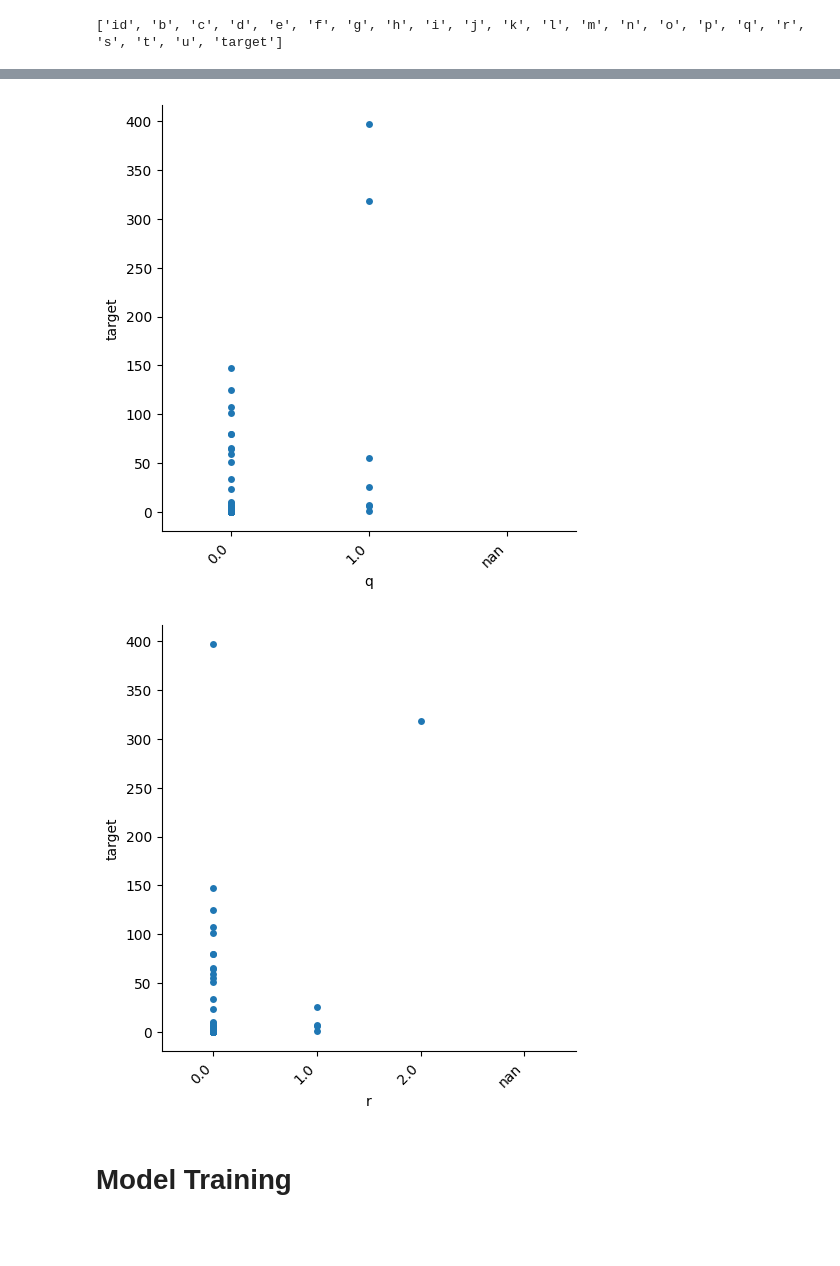
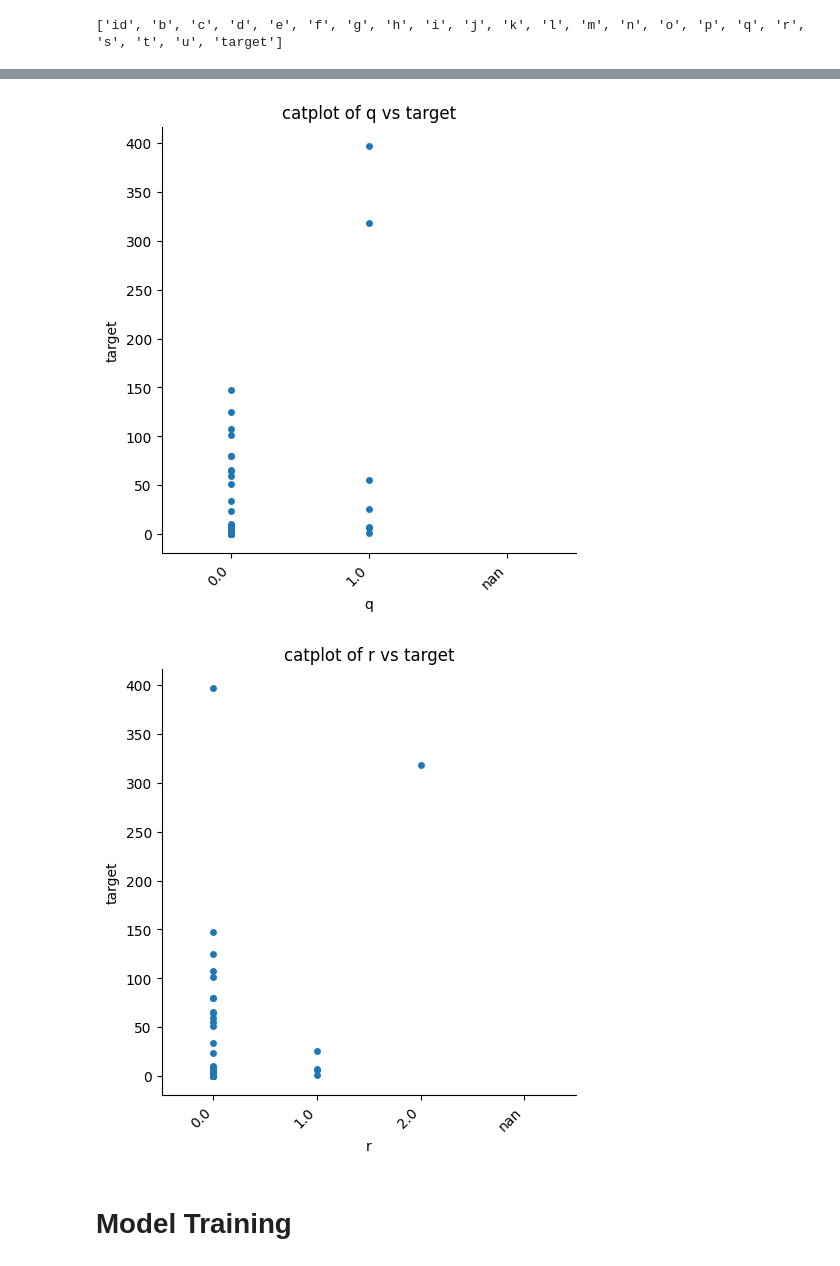
Before and after one commit to jgyfutub/Logical-Rhythm2023, a Jupyter notebook: notebook896f92e3ef.ipynb, the cells around one changed output, grey strips where cells are left out. Drawn from its saved outputs; the diff is of its cells as text; code cells hidden in the pictures; blank space fills up the shorter version.

```diff
--- a/notebook896f92e3ef.ipynb
+++ b/notebook896f92e3ef.ipynb
@@ -238,6 +290,9 @@ print(cate_cols)
 # %%
 for i in cate_cols:
     if i not in ['id','a','q','r','v','target']:
-         plt.figure(figsize=(10,7))
+         plt.figure(figsize=(5,4))
+         plt.title("plot of "+i+" vs target")
+         plt.xlabel(i)
+         plt.ylabel("target")
          sns.lineplot(x=i, y='target', data=data)
 # %% [output]
@@ -257,10 +312,13 @@ for i in cate_cols:
 # %%
 for i in ['q', 'r']:
     sns.catplot(data=data, x=i, y='target', jitter=False)
     plt.xticks(rotation = 45, ha = 'right')
+    plt.xlabel(i)
+    plt.ylabel("target")
+    plt.title("catplot of "+i+" vs target")
 # %% [output]
-[figure, old version]
+[figure, new version]
-[figure, old version]
+[figure, new version]
 # %% [markdown]
 # ****Model Training****
 # %%
```
Also changed, not shown: parts of 22 cells of this notebook.
